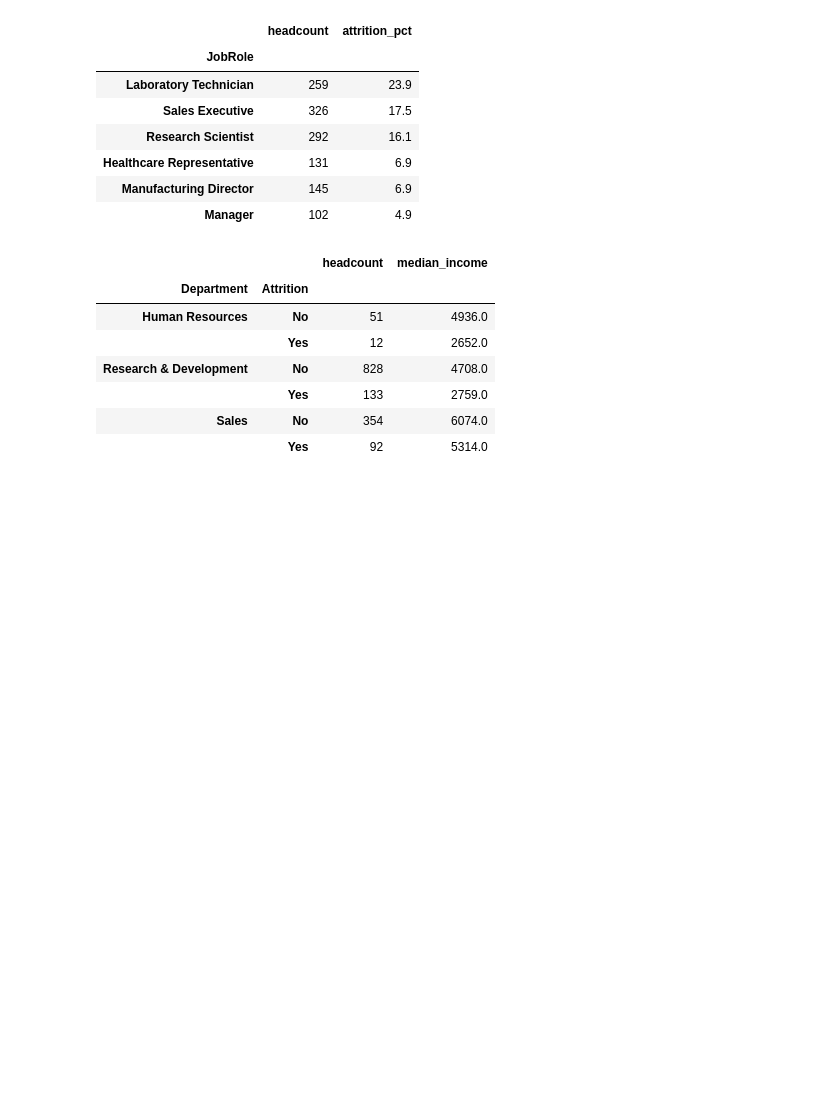
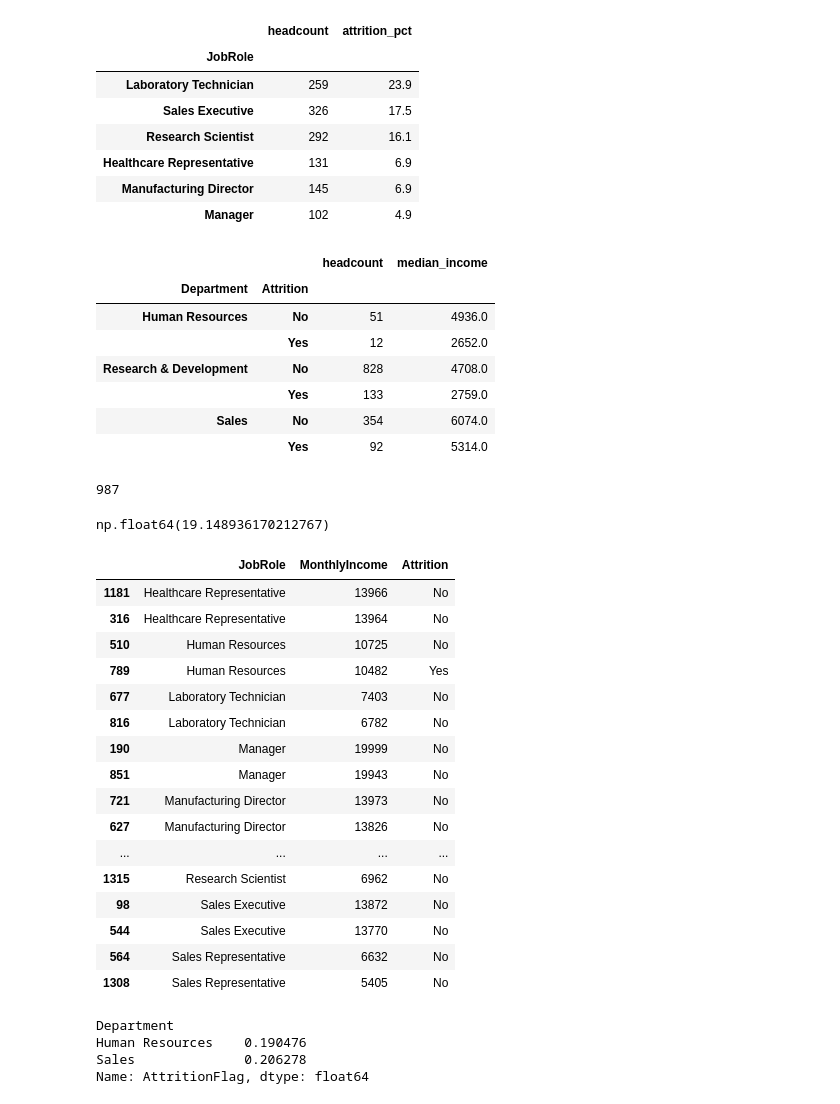
Before and after one commit to mahajanprajwal-1/employee-attrition-analysis, a Jupyter notebook: notebooks/01_data_cleaning.ipynb, the cells around one changed output. Drawn from its saved outputs; the diff is of its cells as text; code cells hidden in the pictures; blank space fills up the shorter version.

```diff
--- a/notebooks/01_data_cleaning.ipynb
+++ b/notebooks/01_data_cleaning.ipynb
@@ -299,3 +310,44 @@ g[g["headcount"] > 100].sort_values("attrition_pct", ascending=False)
 |  | Yes | 133 | 2759.0 |
 | Sales | No | 354 | 6074.0 |
 |  | Yes | 92 | 5314.0 |
+# %%
+df["DepAvgIncome"]=df.groupby("Department")["MonthlyIncome"].transform("mean")
+below = df[df["MonthlyIncome"]<df["DepAvgIncome"]]
+print(len(below))
+below["AttritionFlag"].mean() * 100
+# %% [output]
+987
+np.float64(19.148936170212767)
+# %%
+(df.sort_values("MonthlyIncome", ascending=False)
+   .groupby("JobRole")
+   .head(2)
+   .sort_values(["JobRole", "MonthlyIncome"], ascending=[True, False])
+   [["JobRole", "MonthlyIncome", "Attrition"]])
+# %% [output]
+|  | JobRole | MonthlyIncome | Attrition |
+| 1181 | Healthcare Representative | 13966 | No |
+| 316 | Healthcare Representative | 13964 | No |
+| 510 | Human Resources | 10725 | No |
+| 789 | Human Resources | 10482 | Yes |
+| 677 | Laboratory Technician | 7403 | No |
+| 816 | Laboratory Technician | 6782 | No |
+| 190 | Manager | 19999 | No |
+| 851 | Manager | 19943 | No |
+| 721 | Manufacturing Director | 13973 | No |
+| 627 | Manufacturing Director | 13826 | No |
+| ... | ... | ... | ... |
+| 1315 | Research Scientist | 6962 | No |
+| 98 | Sales Executive | 13872 | No |
+| 544 | Sales Executive | 13770 | No |
+| 564 | Sales Representative | 6632 | No |
+| 1308 | Sales Representative | 5405 | No |
+# %%
+overall=df["AttritionFlag"].mean()
+g=df.groupby("Department")["AttritionFlag"].mean()
+g[g>overall]
+# %% [output]
+Department
+Human Resources    0.190476
+Sales              0.206278
+Name: AttritionFlag, dtype: float64
```
Also changed, not shown: parts of 6 cells of this notebook, 2 other files.
